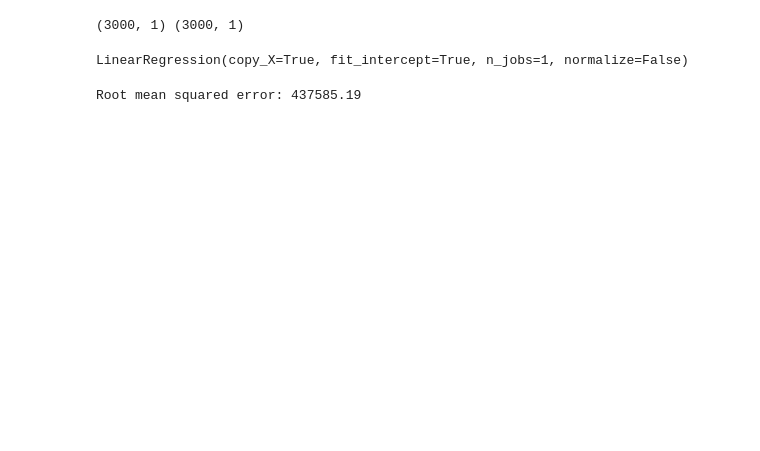
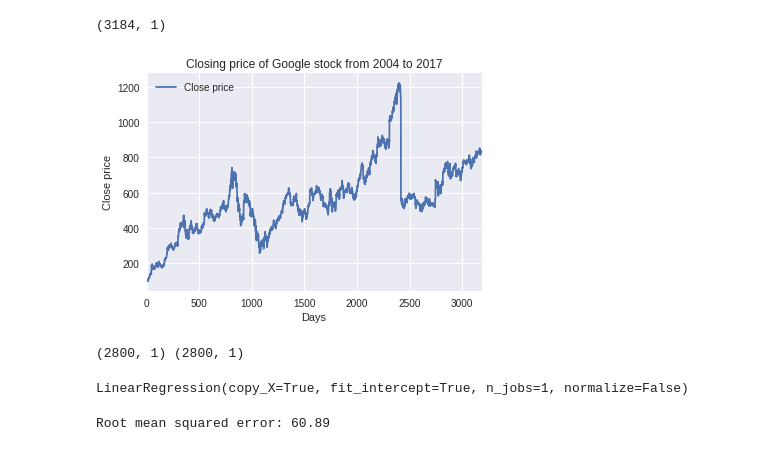
Before and after one commit to satishjasthi/Udacity-MLNDP-Submissions, a Jupyter notebook: CapstoneProject/Linear.ipynb, the cells around one changed output. Drawn from its saved outputs; the diff is of its cells as text; code cells hidden in the pictures; blank space fills up the shorter version.

```diff
--- a/CapstoneProject/Linear.ipynb
+++ b/CapstoneProject/Linear.ipynb
@@ -14,27 +36,46 @@ data.head(2)
+# %%
+#visualizing data
+data.Close.plot(label='Close price')
+plt.xlabel('Days')
+plt.ylabel('Close price')
+plt.title('Closing price of Google stock from 2004 to 2017')
+plt.legend()
+
+print data.shape
+# %% [output]
+(3184, 1)
+[figure, added]
 # %%
-X = (np.arange(1,4172)).reshape(4171,1)
-y = (data.Close).reshape(4171,1)  # we are apply reshape here because sklearn always takes column in the format (r,c)
-# and not (r,)
+#reshaping x and y to make the input dimensions suitable for sklearn
+X = (np.arange(1,3185))
+X = X.reshape(3184,1)
 
-X_train = X[:3000]
-y_train = y[:3000]
+y = data.Close
+y = y.reshape(3184,1)
 
-X_test = X[3000:]
-y_test = y[3000:]
+X_train = X[0:2800,:]
+y_train = y[0:2800,:]
+
+X_test = X[2800:,:]
+y_test = y[2800:,:]
 
 clf = LinearRegression()
 print X_train.shape,y_train.shape
 
-clf.fit(X_train,y_train)
+#training the model
 # %% [output]
-(3000, 1) (3000, 1)
+(2800, 1) (2800, 1)
-LinearRegression(copy_X=True, fit_intercept=True, n_jobs=1, normalize=False)
+# %%
+#training Linear Regression classifier
+clf.fit(X_train,y_train)
+# %% [output]
+LinearRegression(copy_X=True, fit_intercept=True, n_jobs=1, normalize=False)
 # %%
+#predicting on test set
 predicted = clf.predict(X_test)
 
-print("Root mean squared error: %.2f"
-      % np.mean((predicted - y_test) ** 2))
+print("Root mean squared error: %.2f"% np.sqrt(np.mean((predicted - y_test) ** 2)))
 # %% [output]
-Root mean squared error: 437585.19
+Root mean squared error: 60.89
 # %%
 # Plot outputs
```
Also changed, not shown: parts of 4 cells of this notebook.
